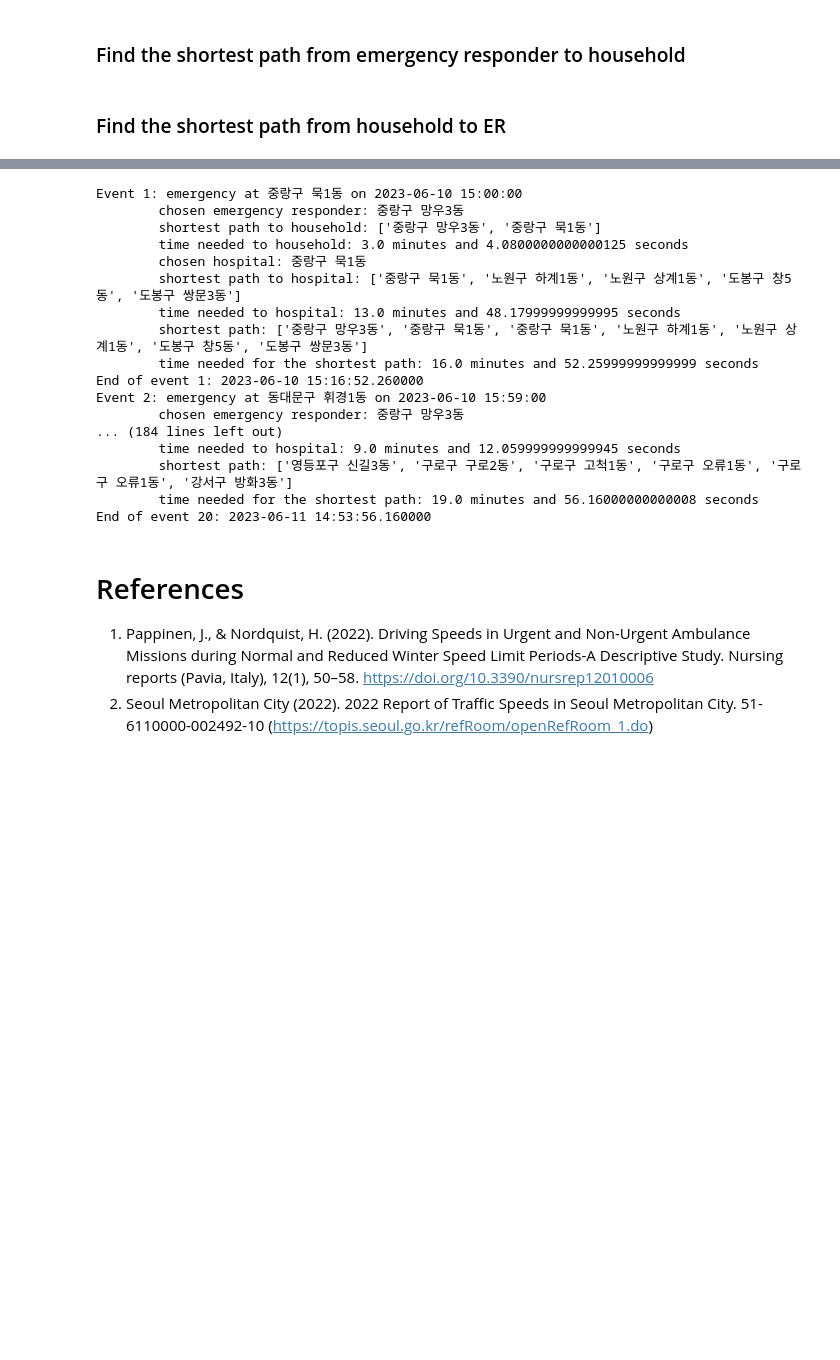
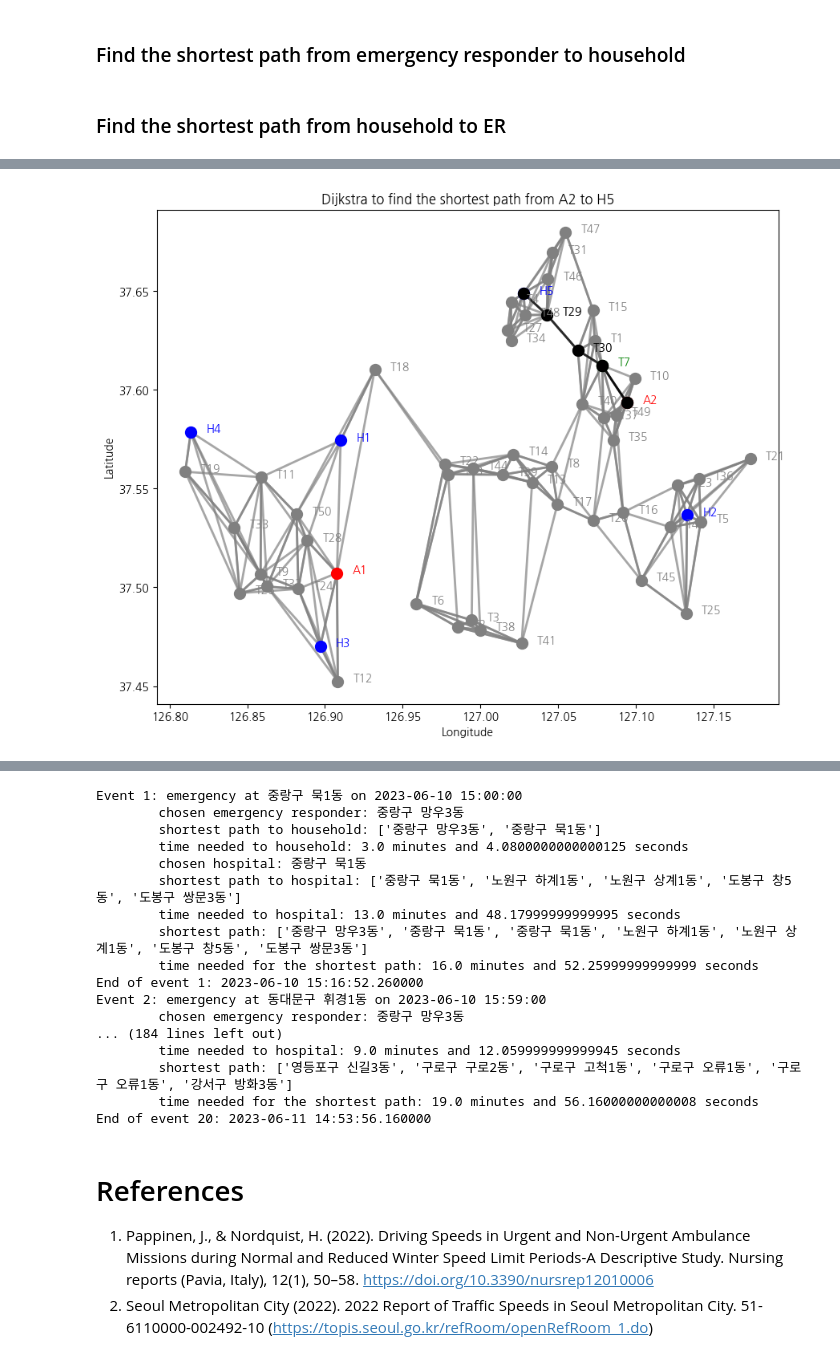
Before and after one commit to YunseolPark/MathematicalOptimization-EmergencyResponse, a Jupyter notebook: emergency_response_time_traffic.ipynb, the cells around one changed output, grey strips where cells are left out. Saved outputs shown, nothing was run; the diff lists cells and outputs as text; code cells hidden in the pictures; blank space fills up the shorter version.

```diff
--- a/emergency_response_time_traffic.ipynb
+++ b/emergency_response_time_traffic.ipynb
@@ -400,11 +369,11 @@ def reconstruct_path(previous, source, sink):
     Reconstruct the path from the output of the Dijkstra algorithm.
 
     Inputs:
-            - previous : a dict with the previous node in the path
-            - source : the source node
-            - sink : the sink node
+        previous : a dict with the previous node in the path
+        source : the source node
+        sink : the sink node
     Ouput:
-            - the shortest path from source to sink
+        the shortest path from source to sink
     """
     if sink not in previous:
         return []
@@ -516,0 +559,3 @@ def responder_to_house(ambulance, adj_graph, source, day, traffic_factor):
+# %%
+events = 20
+graph_list = find_shortest_path(towns, hospital, ambulance, dijkstra, events)
@@ -516,0 +584,80 @@ def responder_to_house(ambulance, adj_graph, source, day, traffic_factor):
+# %%
+def animating(frame, coordinates, order, eventplace, ax, pointsize):
+    """
+    Function for individual animations.
+
+    Args:
+        frame (int): frame argument for FuncAnimation function
+        coordinates (dict): dictionary with nodes as keys and coordinates as values
+        order (list): list containing information on the shortest path
+        eventplace (str): node where the emergency event takes place
+        ax (axes): axes object of Matplotlib
+        pointsize (int): size of the scatter plots
+    Returns:
+        None
+    """
+    # Get current node in frame and change color
+    city = order[frame]
+    ax.scatter(*coordinates[city], color="black", s=pointsize, zorder=4)
+    if city not in ambulance+hospital+[eventplace]:
+        ax.text(coordinates[city][0]+0.01, coordinates[city][1], city, fontsize=10, zorder=5, color="black")
+    # Change color of the edge
+    if frame+1 < len(order) and city != order[frame+1]:
+        xi1, xi2 = coordinates[city]
+        xj1, xj2 = coordinates[order[frame+1]]
+        ax.plot([xi1, xj1], [xi2, xj2], color='black', alpha=0.7, lw=2, zorder=1)
+
+def make_shortest_path_animation(coordinates, edges, order, eventplace, fig, ax, pointsize=100):
+    """
+    Function to plot the graph and animation for individual events.
+
+    Args:
+        coordinates (dict): dictionary with nodes as keys and coordinates as values
+        edges ():
+        order (list): list containing information on the shortest path
+        eventplace (str): node where the emergency event takes place
+        fig (figure): Matplotlib figure object
+        ax (axes): axes object of Matplotlib
+        pointsize (int): size of the scatter plots (default: 100)
+    Returns:
+        None
+    """
+    # Plot the edges
+    for w, i, j in edges:
+        xi1, xi2 = coordinates[i]
+        xj1, xj2 = coordinates[j]
+        ax.plot([xi1, xj1], [xi2, xj2], color='grey', alpha=0.7, lw=2, zorder=1)
+
+    # Plot the nodes
+    for city, (lon, lat) in coordinates.items():
+        # Use different colors for different types of nodes
+        if city == eventplace:
+            ax.scatter(lon, lat, color="green", s=pointsize, zorder=2)
+            ax.text(lon+0.01, lat, city, fontsize=10, zorder=5, color="green")
+        elif city in hospital:
+            ax.scatter(lon, lat, color="blue", s=pointsize, zorder=2)
+            ax.text(lon+0.01, lat, city, fontsize=10, zorder=5, color="blue")
+        elif city in ambulance:
+            ax.scatter(lon, lat, color="red", s=pointsize, zorder=2)
+            ax.text(lon+0.01, lat, city, fontsize=10, zorder=5, color="red")
+        else:
+            ax.scatter(lon, lat, color="grey", s=pointsize, zorder=2)
+            ax.text(lon+0.01, lat, city, fontsize=10, zorder=5, color="grey")
+    # Animate
+    anim = FuncAnimation(fig, partial(animating, coordinates, edges, order, eventplace, fig, ax, pointsize),
+                                frames=range(len(order)), interval=500)
+    ax.set_xlabel('Longitude')
+    ax.set_ylabel('Latitude')
+    return anim
+
+# Loop over all events
+for e in range(events):
+    # Get path information on each event
+    g = graph_list[e]
+    closest = g[2]
+    # Plot the path and save as gif
+    fig, ax = plt.subplots(figsize=(10, 8))
+    ax.set_title('Dijkstra to find the shortest path from {} to {}'.format(closest[0][0], closest[0][-1]))
+    anim = make_shortest_path_animation(graph_dict, edges, closest[0], g[0], fig, ax)
+    anim.save('animations/Dijkstra_animated_event{}.gif'.format(e+1), dpi=120, writer='imagemagick')
+# %% [output]
@@ -516,0 +684 @@ def responder_to_house(ambulance, adj_graph, source, day, traffic_factor):
+[figure, added]
```
Also changed, not shown: parts of 36 cells of this notebook, 29 other files.
